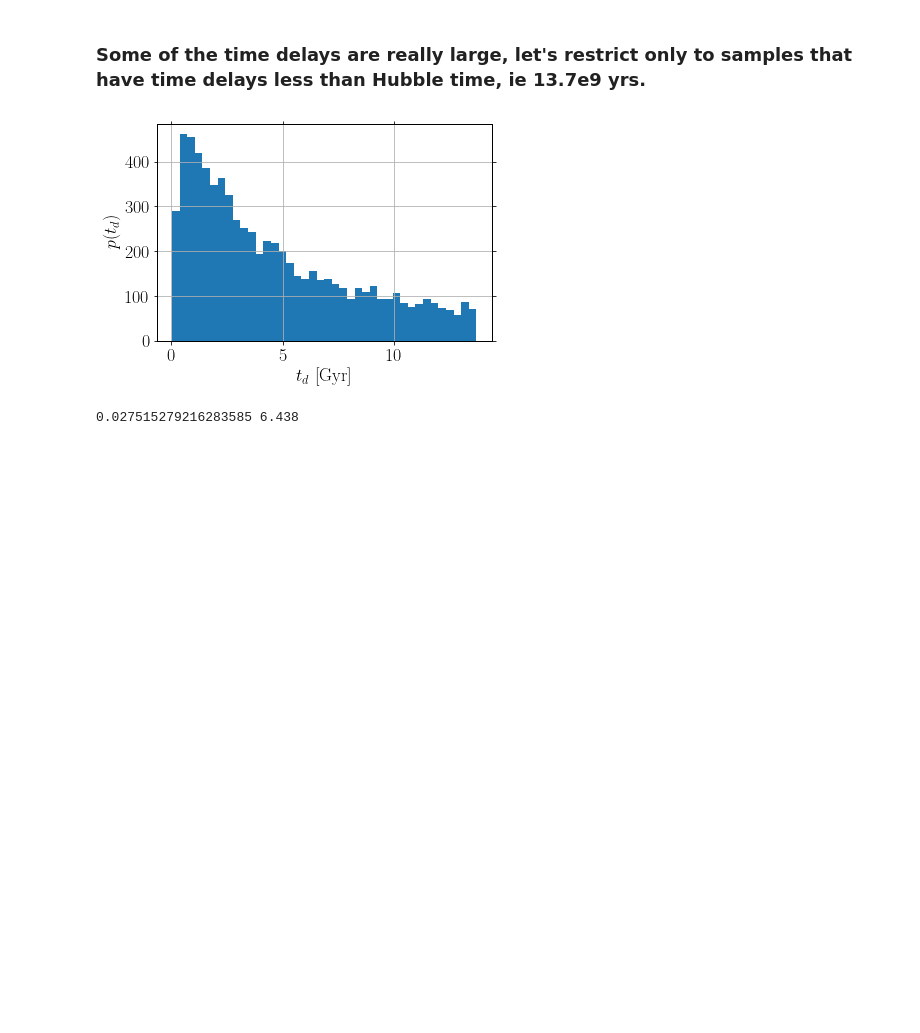
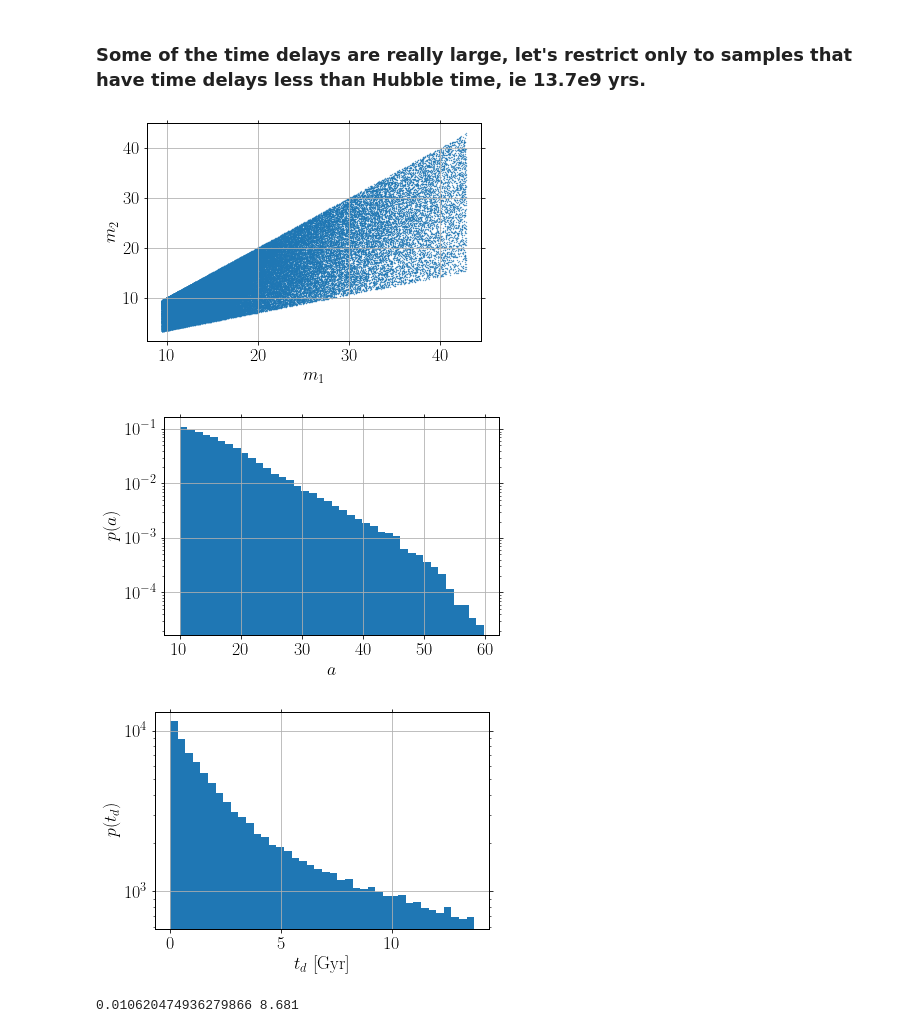
Before and after one commit to Sayantani04/ICTS_GW_2022, a Jupyter notebook: physics_of_binary_evolution/Q2_Binary_Population.ipynb, the cells around one changed output. Cells and saved outputs as stored; diff of their text form; code cells hidden in the pictures; blank space fills up the shorter version.

```diff
--- a/physics_of_binary_evolution/Q2_Binary_Population.ipynb
+++ b/physics_of_binary_evolution/Q2_Binary_Population.ipynb
@@ -49,8 +49,10 @@ def gen_samples_using_invcdf(func, minimum, maximum, nsamples):
 
     interped_inverse_cdf = interp1d(cumulative_sum, xarr)
     uniform_samples = np.random.uniform(min(cumulative_sum), 1, nsamples)
+
+    return interped_inverse_cdf(uniform_samples)
 # %%
-NSAMPLES = 100000
+NSAMPLES = 1000000
 primary_mass = gen_samples_using_invcdf(lambda x: x**(-2.35), 20, 150, NSAMPLES)
 m = np.linspace(8, 150, 100)
 plt.hist(primary_mass, density=True, bins=40)
@@ -117,13 +119,29 @@ plt.show()
 # %% [markdown]
 ### Some of the time delays are really large, let's restrict only to samples that have time delays less than Hubble time, ie 13.7e9 yrs.
 # %%
-plt.hist(time_delays[time_delays / 1e9 < 13.7]/1e9, bins=40)
+idxs = time_delays / 1e9 < 13.7
+
+plt.scatter(primary_remnant_mass[idxs], secondary_remnant_mass[idxs], s=0.1)
+plt.xlabel(r"$m_1$")
+plt.ylabel(r"$m_2$")
+plt.show()
+
+plt.hist(separation[idxs], density=True, bins=40)
+plt.yscale("log")
+plt.xlabel("$a$")
+plt.ylabel(r"$p(a)$")
+plt.show()
+
+plt.hist(time_delays[idxs]/1e9, bins=40)
 plt.xlabel("$t_d$ [Gyr]")
+plt.yscale("log")
 plt.ylabel(r"$p(t_d)$")
 plt.show()
 # %% [output]
-[figure, old version]
+[figure, new version]
+[figure, added]
+[figure, added]
 # %%
 print(min(time_delays) / 1e9, 100 * len(time_delays[time_delays / 1e9 < 10])/ len(time_delays))
 # %% [output]
-0.027515279216283585 6.438
+0.010620474936279866 8.681
```
Also changed, not shown: parts of 4 cells of this notebook, 1 other file.
